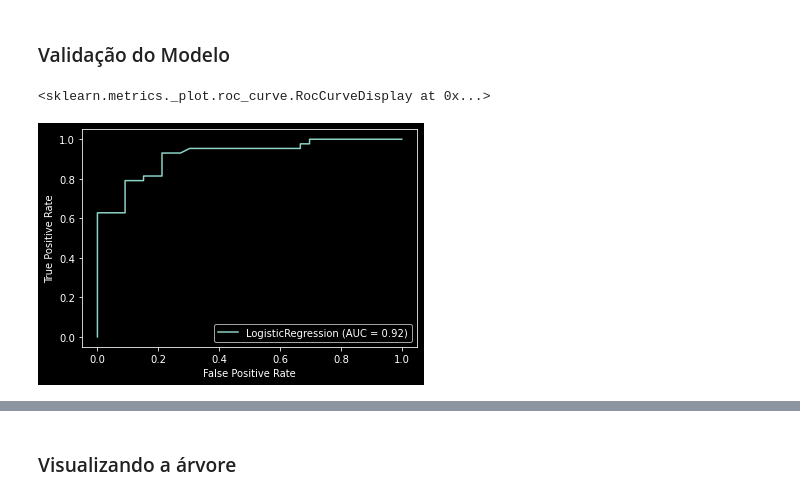
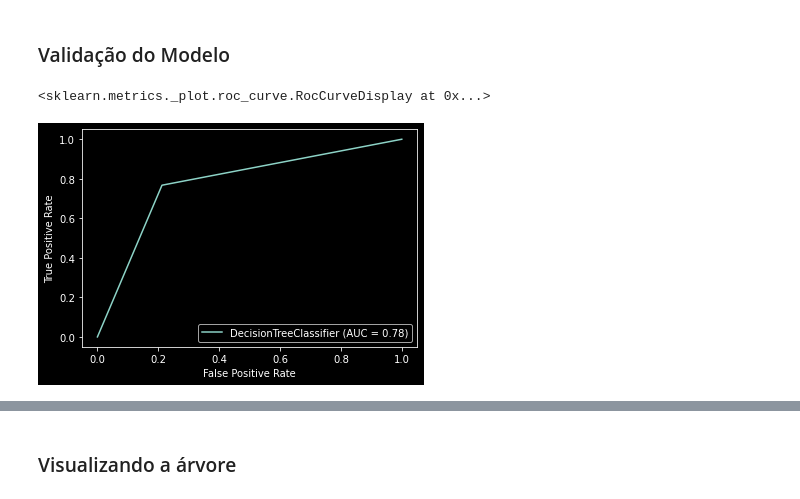
Before and after one commit to NicolasMikio/Ensinand_DS_Avancado, a Jupyter notebook: Modelagem.ipynb, the cells around one changed output, grey strips where cells are left out. Drawn from its saved outputs; the diff is of its cells as text; code cells hidden in the pictures.

```diff
--- a/Modelagem.ipynb
+++ b/Modelagem.ipynb
@@ -690,10 +688,10 @@ DecisionTreeClassifier()
 y_pred = dtc.predict(X_test)
 y_predproba = dtc.predict_proba(X_test)
 # %%
-plot_roc_curve(logit, X_test_RFE, y_test)
+plot_roc_curve(dtc, X_test, y_test)
 # %% [output]
 <sklearn.metrics._plot.roc_curve.RocCurveDisplay at 0x...>
-[figure, old version]
+[figure, new version]
 # %%
 conf_mat = confusion_matrix(y_true=y_test, y_pred=y_pred)
 print('Confusion matrix:\n', conf_mat)
```
Also changed, not shown: parts of 15 cells of this notebook.
